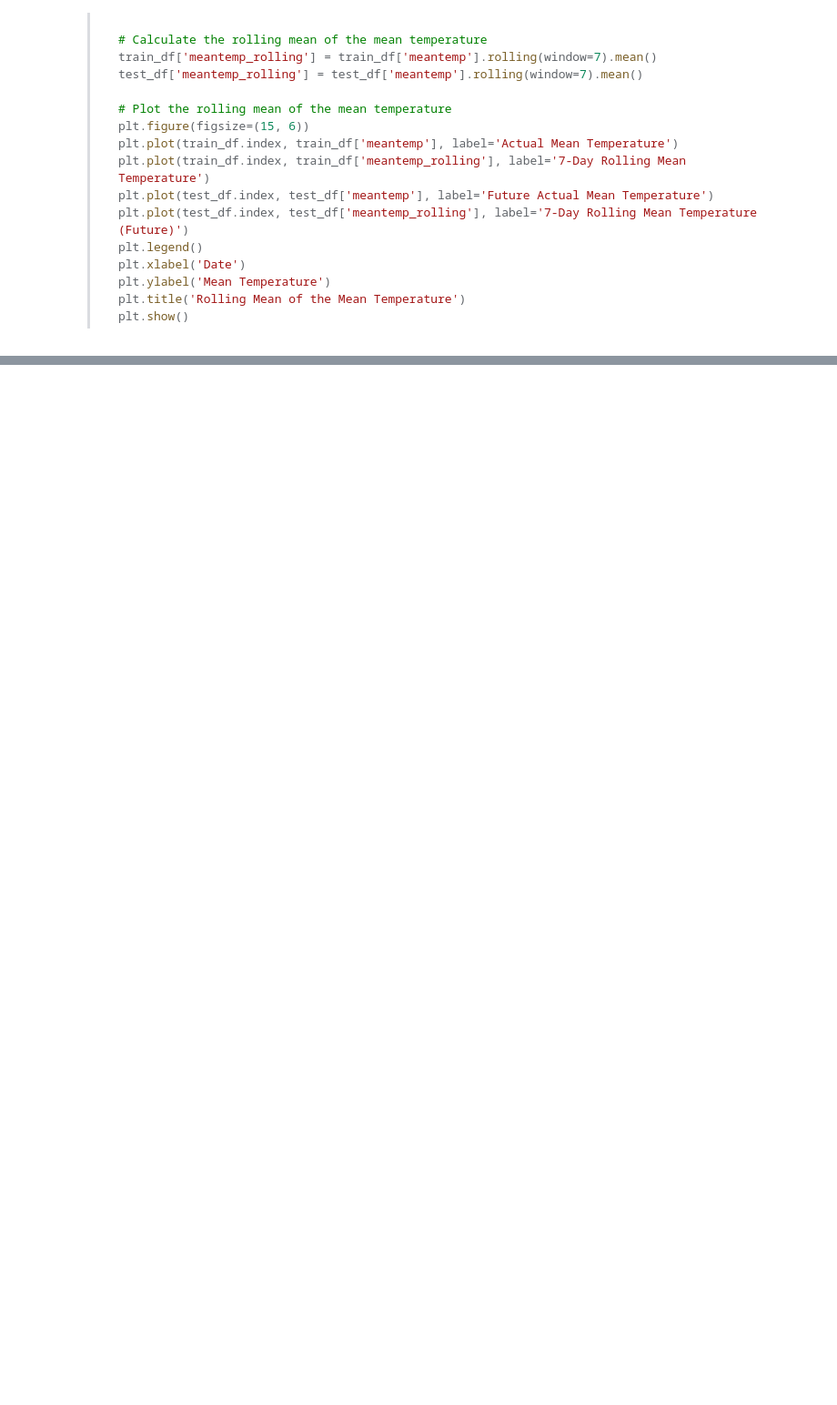
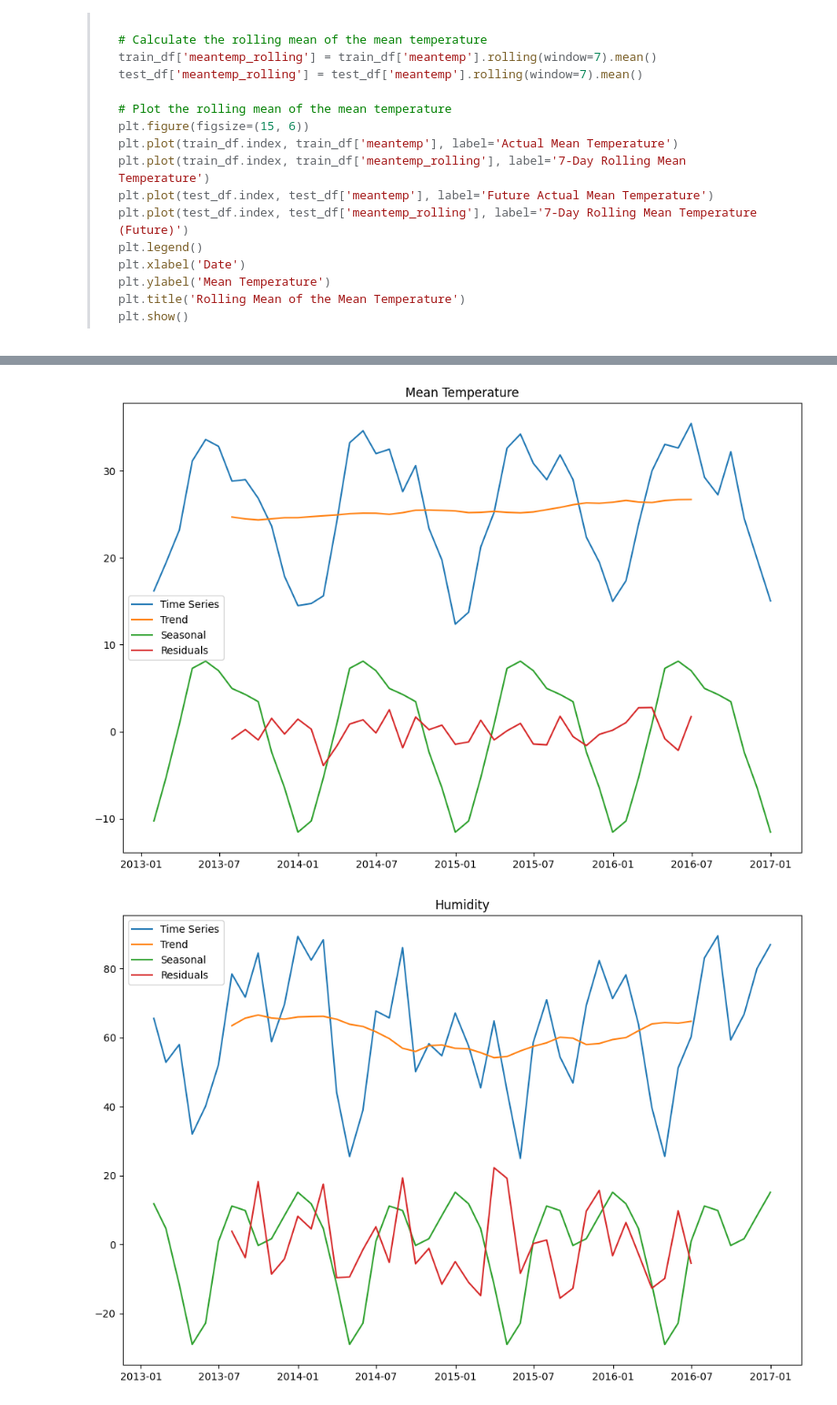
Before and after one commit to arielwendichansky/DI_Bootcamp, a Jupyter notebook: Week9/Day3/Daily_challenge/Advanced_Time_Series_Forecast.ipynb, the cells around one changed output, grey strips where cells are left out. Shown at 91% size. Saved outputs shown, nothing was run; the diff lists cells and outputs as text; code cells hidden in the pictures; blank space fills up the shorter version.

```diff
--- a/Week9/Day3/Daily_challenge/Advanced_Time_Series_Forecast.ipynb
+++ b/Week9/Day3/Daily_challenge/Advanced_Time_Series_Forecast.ipynb
@@ -371,0 +367,13 @@ plt.show()
+# %%
+model = genai.GenerativeModel('gemini-pro')
+response = model.generate_content(f'''You are working for one of the best weather channel and need to provide different inisghts regarding the weather for upcoming days.
+You are working with this train set {X.head(51).to_string()} and this test set {y.head(51).to_string()}. Detect Seasonality with statsmodels.tsa.seasonal
+Example:
+from statsmodels.tsa.seasonal import seasonal_decompose
+result = seasonal_decompose(data['Variable_of_interest'], model='additive')
+result.plot()
+plt.show()
+
+Provide your insights and python code to plot
+''')
+to_markdown(response.text)
@@ -371,0 +431,50 @@ plt.show()
+# %%
+df_time_train=X.copy()
+df_time_train.set_index('date', inplace=True)
+df_time_train_ = df_time_train.asfreq('M')
+# %%
+# Import the necessary libraries.
+import matplotlib.pyplot as plt
+import pandas as pd
+import statsmodels.tsa.seasonal as seasonal
+from statsmodels.tsa.seasonal import seasonal_decompose
+
+# Create a function to plot the time series and the seasonal decomposition.
+def plot_decomposition(data, title, model='additive'):
+  """Plot the time series and the seasonal decomposition.
+
+  Args:
+    data: The time series data.
+    model: The seasonal decomposition model to use.
+  """
+
+  # Decompose the time series.
+  decomposition = seasonal_decompose(data, model=model)
+
+  # Plot the time series and the seasonal decomposition.
+  plt.figure(figsize=(12, 8))
+  plt.plot(data, label='Time Series')
+  plt.plot(decomposition.trend, label='Trend')
+  plt.plot(decomposition.seasonal, label='Seasonal')
+  plt.plot(decomposition.resid, label='Residuals')
+  plt.legend()
+  plt.title(title)
+  plt.show()
+
+
+
+
+# Plot the time series and the seasonal decomposition for the mean temperature.
+plot_decomposition(df_time_train_['meantemp'], 'Mean Temperature')
+
+# Plot the time series and the seasonal decomposition for the humidity.
+plot_decomposition(df_time_train_['humidity'], 'Humidity')
+
+# Plot the time series and the seasonal decomposition for the wind speed.
+plot_decomposition(df_time_train_['wind_speed'], 'Wind speed')
+
+# Plot the time series and the seasonal decomposition for the mean pressure.
+plot_decomposition(df_time_train_['meanpressure'], 'Mean Pressure')
+# %% [output]
+[figure, added]
+[figure, added]
```
Also changed, not shown: parts of 14 cells of this notebook.
